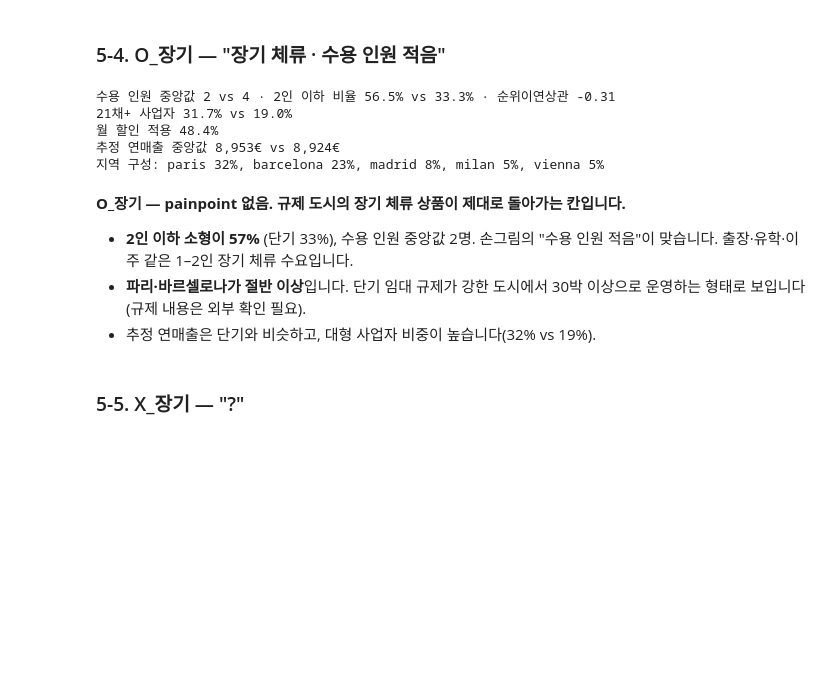
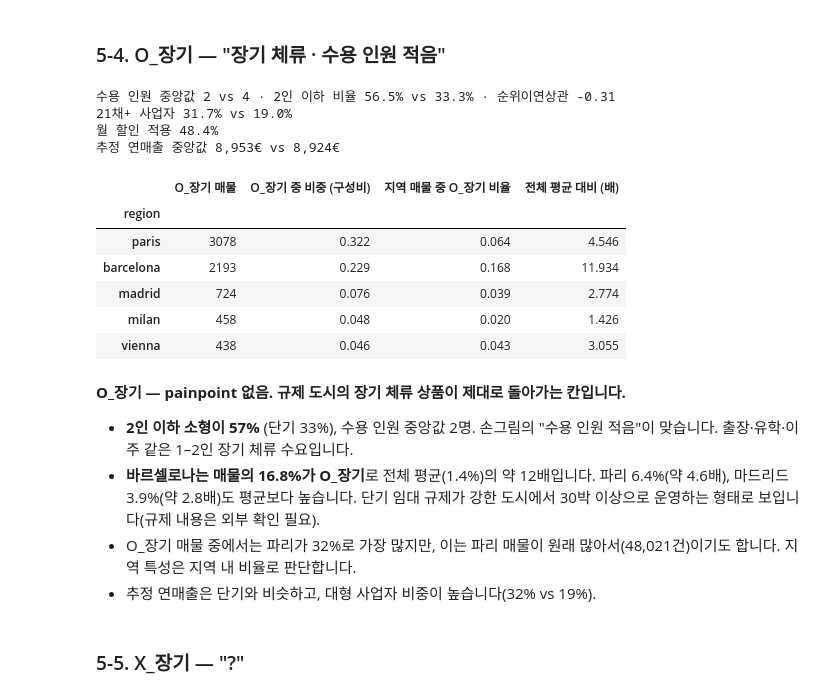
Before and after one commit to younghyun729/insight-2026-2, a Jupyter notebook: notebooks/segmentation_2x3.ipynb, the cells around one changed output. Saved outputs shown, nothing was run; the diff lists cells and outputs as text; code cells hidden in the pictures; blank space fills up the shorter version.

```diff
--- a/notebooks/segmentation_2x3.ipynb
+++ b/notebooks/segmentation_2x3.ipynb
@@ -500,23 +501,35 @@ sens
 # %%
 # [5-4] O_장기 vs O_단기
 ol, osh = o[o["stay"] == "장기"], o[o["stay"] == "단기"]
 print(f"수용 인원 중앙값 {ol.accommodates.median():.0f} vs {osh.accommodates.median():.0f} · "
       f"2인 이하 비율 {(ol.accommodates <= 2).mean():.1%} vs {(osh.accommodates <= 2).mean():.1%} · "
       f"순위이연상관 {mwu(ol.accommodates, osh.accommodates):+.2f}")
 print(f"21채+ 사업자 {(ol.host_listings_total >= 21).mean():.1%} vs {(osh.host_listings_total >= 21).mean():.1%}")
 print(f"월 할인 적용 {(ol.discount_type == 'Monthly stay discount').mean():.1%}")
 print(f"추정 연매출 중앙값 {ol.revenue.median():,.0f}€ vs {osh.revenue.median():,.0f}€")
-print("지역 구성:", ", ".join(f"{k} {v:.0%}" for k, v in ol["region"].value_counts(normalize=True).head(5).items()))
+reg_n = s["region"].value_counts()
+loc = pd.DataFrame({"O_장기 매물": ol["region"].value_counts()}).head(5)
+loc["O_장기 중 비중 (구성비)"] = loc["O_장기 매물"] / len(ol)
+loc["지역 매물 중 O_장기 비율"] = loc["O_장기 매물"] / reg_n.reindex(loc.index)
+loc["전체 평균 대비 (배)"] = loc["지역 매물 중 O_장기 비율"] / (len(ol) / len(s))
+display(loc)
 # %% [output]
 수용 인원 중앙값 2 vs 4 · 2인 이하 비율 56.5% vs 33.3% · 순위이연상관 -0.31
 21채+ 사업자 31.7% vs 19.0%
 월 할인 적용 48.4%
 추정 연매출 중앙값 8,953€ vs 8,924€
-지역 구성: paris 32%, barcelona 23%, madrid 8%, milan 5%, vienna 5%
+|  | O_장기 매물 | O_장기 중 비중 (구성비) | 지역 매물 중 O_장기 비율 | 전체 평균 대비 (배) |
+| region |  |  |  |  |
+| paris | 3078 | 0.322 | 0.064 | 4.546 |
+| barcelona | 2193 | 0.229 | 0.168 | 11.934 |
+| madrid | 724 | 0.076 | 0.039 | 2.774 |
+| milan | 458 | 0.048 | 0.020 | 1.426 |
+| vienna | 438 | 0.046 | 0.043 | 3.055 |
 # %% [markdown]
 **O_장기 — painpoint 없음. 규제 도시의 장기 체류 상품이 제대로 돌아가는 칸입니다.**
 - **2인 이하 소형이 57%** (단기 33%), 수용 인원 중앙값 2명. 손그림의 "수용 인원 적음"이 맞습니다. 출장·유학·이주 같은 1–2인 장기 체류 수요입니다.
-- **파리·바르셀로나가 절반 이상**입니다. 단기 임대 규제가 강한 도시에서 30박 이상으로 운영하는 형태로 보입니다(규제 내용은 외부 확인 필요).
+- **바르셀로나는 매물의 16.8%가 O_장기**로 전체 평균(1.4%)의 약 12배입니다. 파리 6.4%(약 4.6배), 마드리드 3.9%(약 2.8배)도 평균보다 높습니다. 단기 임대 규제가 강한 도시에서 30박 이상으로 운영하는 형태로 보입니다(규제 내용은 외부 확인 필요).
+- O_장기 매물 중에서는 파리가 32%로 가장 많지만, 이는 파리 매물이 원래 많아서(48,021건)이기도 합니다. 지역 특성은 지역 내 비율로 판단합니다.
 - 추정 연매출은 단기와 비슷하고, 대형 사업자 비중이 높습니다(32% vs 19%).
 # %% [markdown]
 ### 5-5. X_장기 — "?"
```
Also changed, not shown: parts of 1 cell of this notebook, 1 other file.
